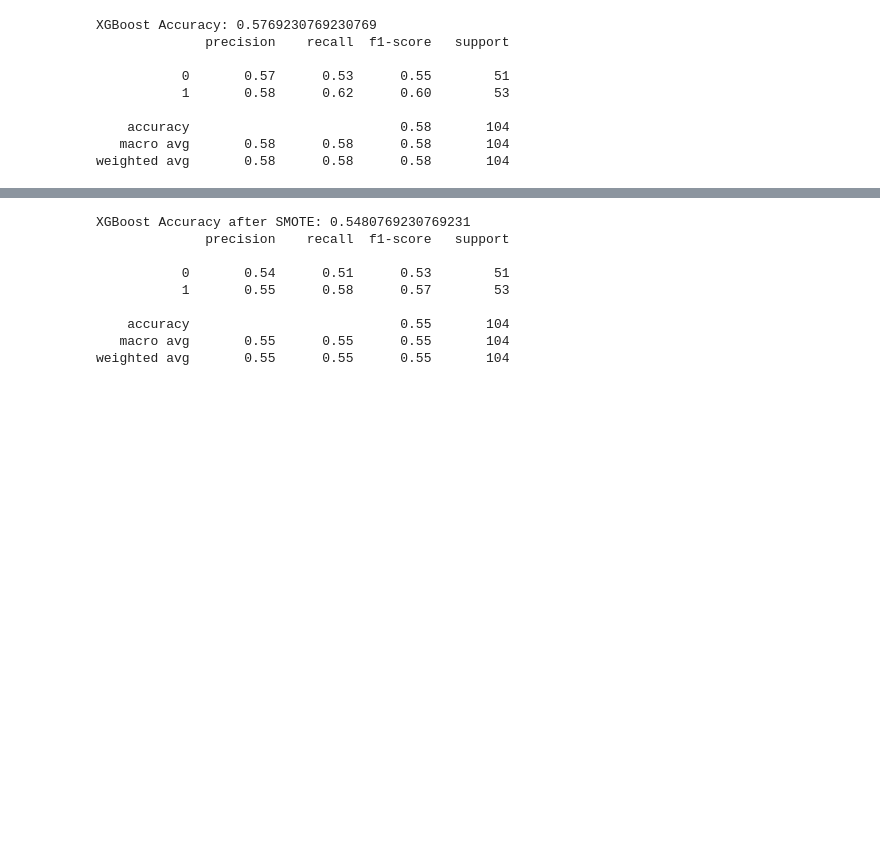
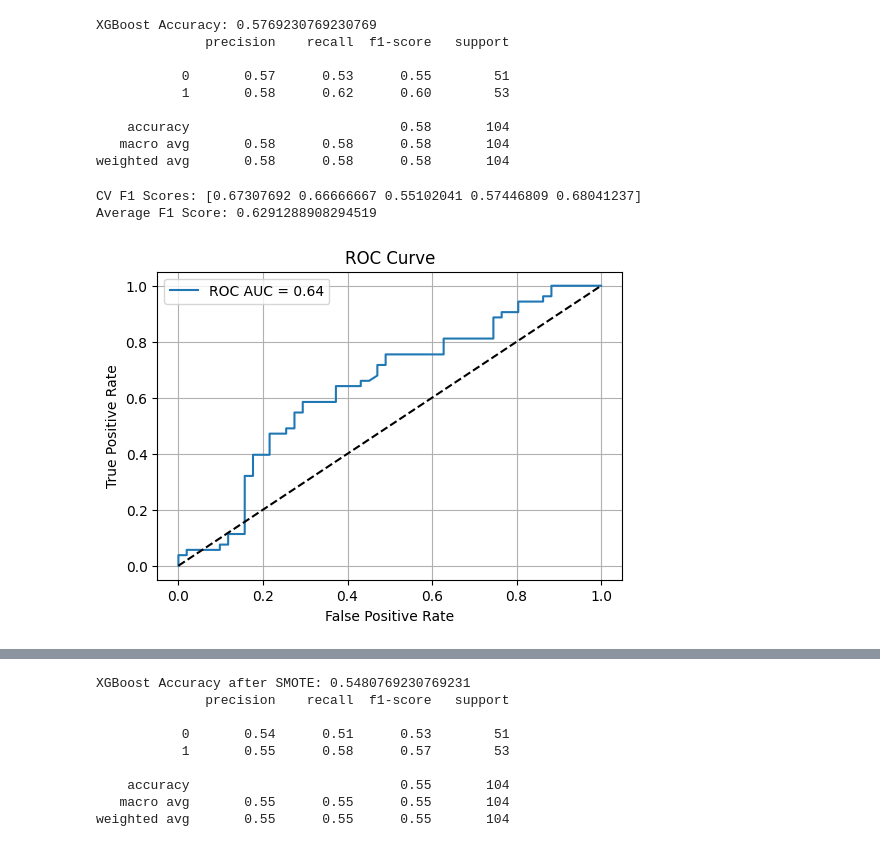
Before and after one commit to LW567-lab/Assignment-2-WildfirePrediction, a Jupyter notebook: forestfire_model.ipynb, the cells around one changed output, grey strips where cells are left out. Drawn from its saved outputs; the diff is of its cells as text; code cells hidden in the pictures; blank space fills up the shorter version.

```diff
--- a/forestfire_model.ipynb
+++ b/forestfire_model.ipynb
@@ -392,3 +392,30 @@ XGBoost Accuracy: 0.5769230769230769
     accuracy                           0.58       104
    macro avg       0.58      0.58      0.58       104
 weighted avg       0.58      0.58      0.58       104
+# %%
+from sklearn.model_selection import cross_val_score
+from sklearn.metrics import roc_auc_score, roc_curve
+import matplotlib.pyplot as plt
+
+# Cross-validation score
+cv_score = cross_val_score(random_search.best_estimator_, X_train, y_train, cv=5, scoring='f1')
+print("CV F1 Scores:", cv_score)
+print("Average F1 Score:", np.mean(cv_score))
+
+# ROC Curve
+y_proba = random_search.predict_proba(X_test)[:, 1]
+fpr, tpr, _ = roc_curve(y_test, y_proba)
+
+plt.figure(figsize=(6, 4))
+plt.plot(fpr, tpr, label=f"ROC AUC = {roc_auc_score(y_test, y_proba):.2f}")
+plt.plot([0, 1], [0, 1], 'k--')
+plt.xlabel("False Positive Rate")
+plt.ylabel("True Positive Rate")
+plt.title("ROC Curve")
+plt.legend()
+plt.grid()
+plt.show()
+# %% [output]
+CV F1 Scores: [0.67307692 0.66666667 0.55102041 0.57446809 0.68041237]
+Average F1 Score: 0.6291288908294519
+[figure, added]
```
Also changed, not shown: parts of 8 cells of this notebook.
